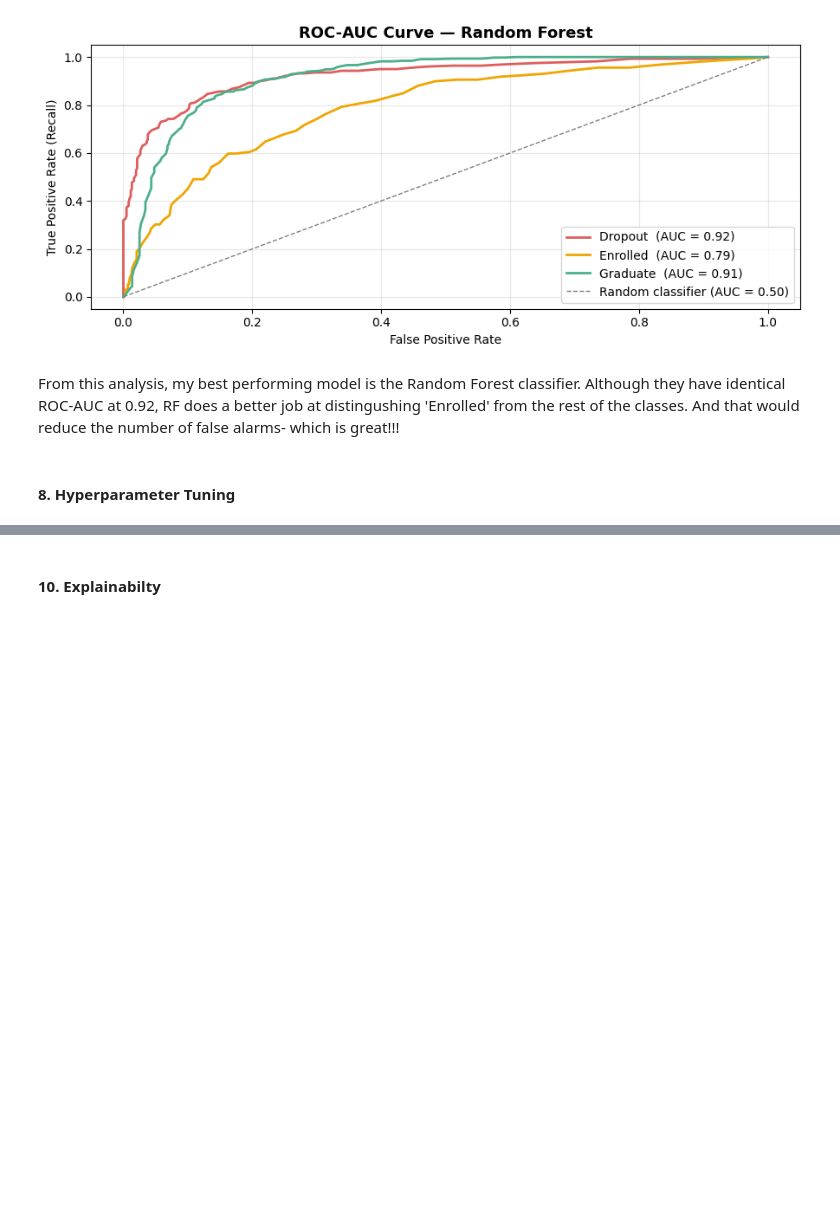
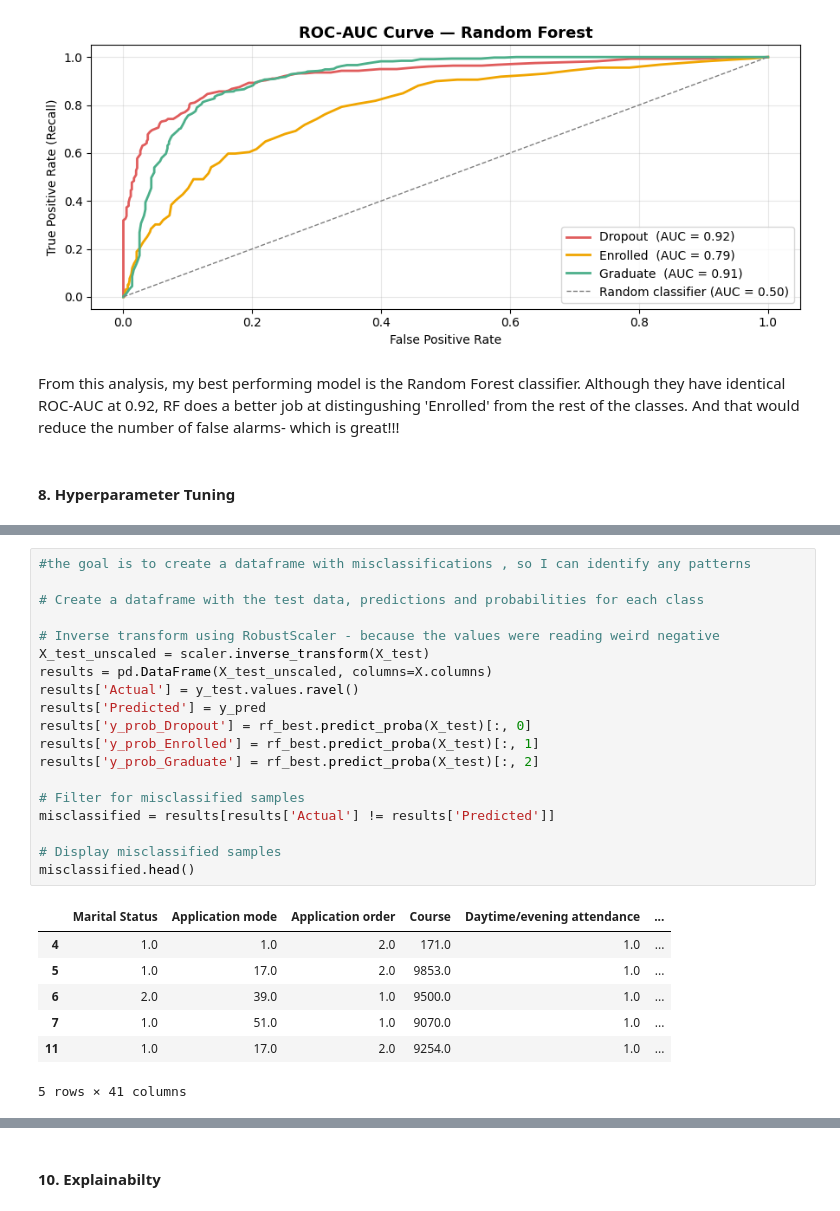
Before and after one commit to WamzMwangi/Predicting_Student_Dropout_with_Explainable_Machine_Learning, a Jupyter notebook: main.ipynb, the cells around one changed output, grey strips where cells are left out. Saved outputs shown, nothing was run; the diff lists cells and outputs as text; blank space fills up the shorter version.

```diff
--- a/main.ipynb
+++ b/main.ipynb
@@ -568,0 +649,27 @@ From this analysis, my best performing model is the Random Forest classifier. Al
+# %%
+#the goal is to create a dataframe with misclassifications , so I can identify any patterns
+
+# Create a dataframe with the test data, predictions and probabilities for each class
+
+# Inverse transform using RobustScaler - because the values were reading weird negative
+X_test_unscaled = scaler.inverse_transform(X_test)
+results = pd.DataFrame(X_test_unscaled, columns=X.columns)
+results['Actual'] = y_test.values.ravel()
+results['Predicted'] = y_pred
+results['y_prob_Dropout'] = rf_best.predict_proba(X_test)[:, 0]
+results['y_prob_Enrolled'] = rf_best.predict_proba(X_test)[:, 1]
+results['y_prob_Graduate'] = rf_best.predict_proba(X_test)[:, 2]
+
+# Filter for misclassified samples
+misclassified = results[results['Actual'] != results['Predicted']]
+
+# Display misclassified samples
+misclassified.head()
+# %% [output]
+|  | Marital Status | Application mode | Application order | Course | Daytime/evening attendance | ... |
+| 4 | 1.0 | 1.0 | 2.0 | 171.0 | 1.0 | ... |
+| 5 | 1.0 | 17.0 | 2.0 | 9853.0 | 1.0 | ... |
+| 6 | 2.0 | 39.0 | 1.0 | 9500.0 | 1.0 | ... |
+| 7 | 1.0 | 51.0 | 1.0 | 9070.0 | 1.0 | ... |
+| 11 | 1.0 | 17.0 | 2.0 | 9254.0 | 1.0 | ... |
+5 rows × 41 columns
```
Also changed, not shown: parts of 19 cells of this notebook.
